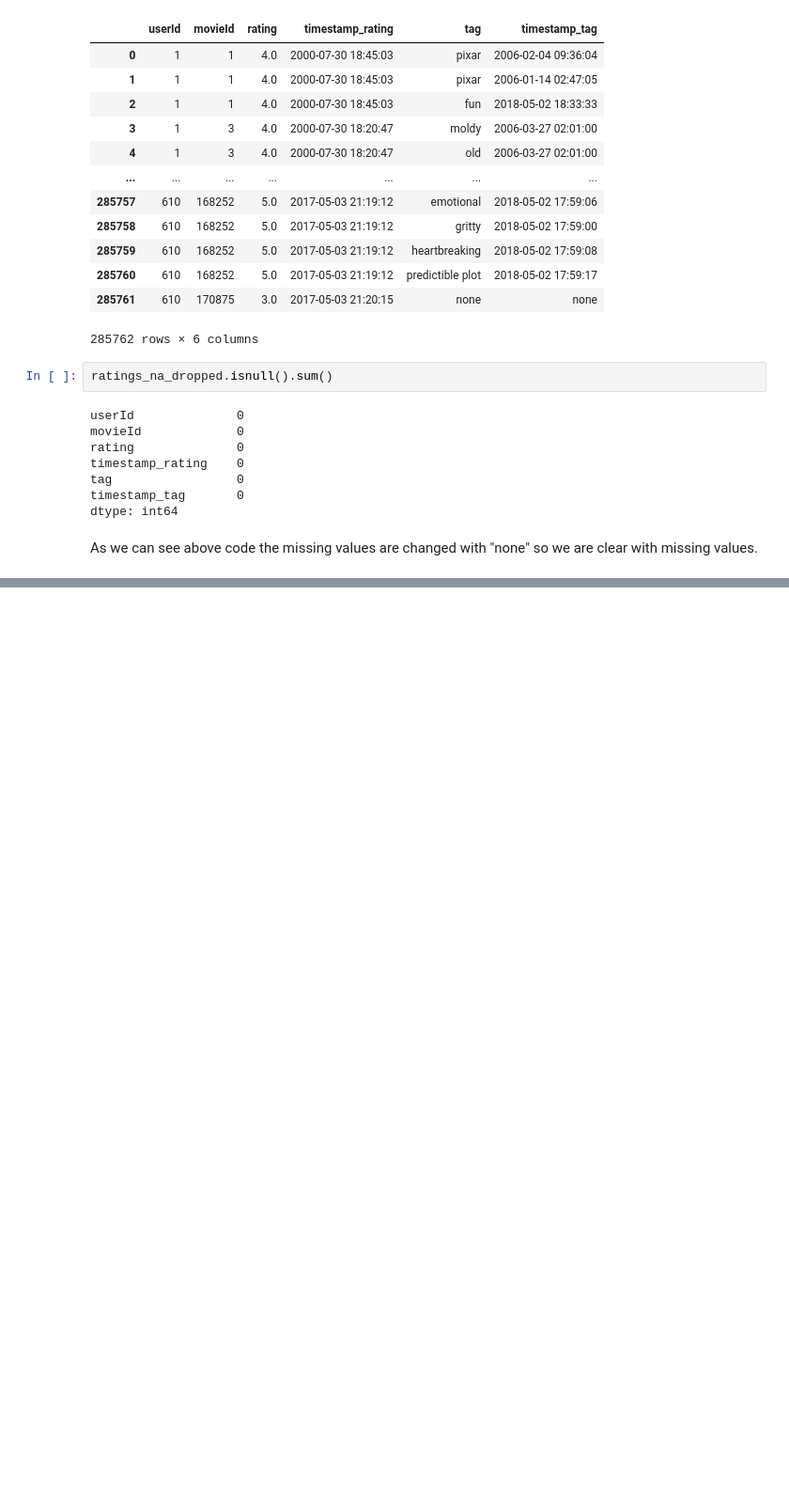
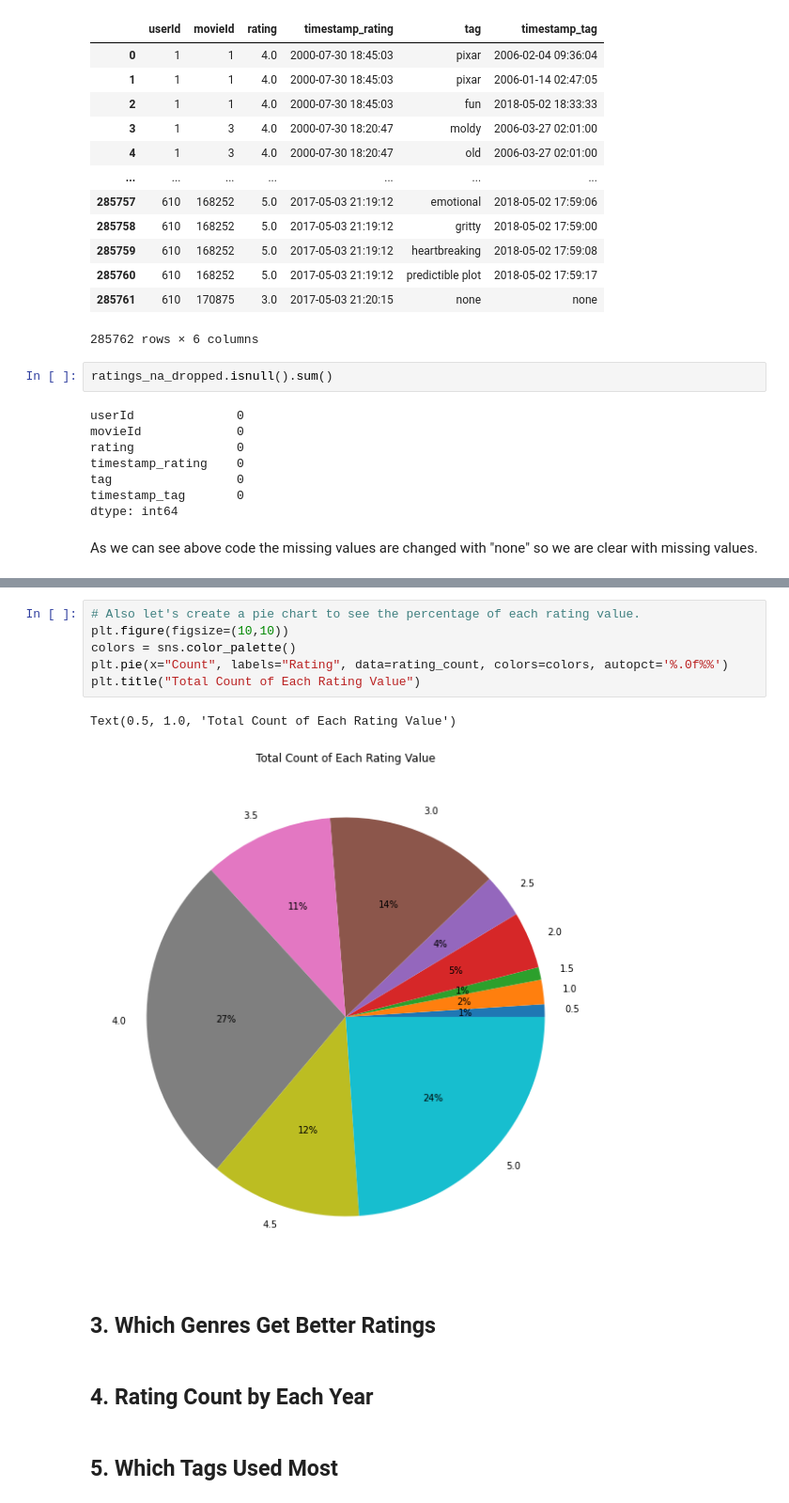
Before and after one commit to ekarbeyaz/movie-rankings-data-manipulation, a Jupyter notebook: Script - Movies.ipynb, the cells around one changed output, grey strips where cells are left out. Shown at 94% size. Cells and saved outputs as stored; diff of their text form; blank space fills up the shorter version.

```diff
--- a/Script - Movies.ipynb
+++ b/Script - Movies.ipynb
@@ -348,0 +437,15 @@ As we can see above code the missing values are changed with "none" so we are cl
+# %%
+# Also let's create a pie chart to see the percentage of each rating value.
+plt.figure(figsize=(10,10))
+colors = sns.color_palette()
+plt.pie(x="Count", labels="Rating", data=rating_count, colors=colors, autopct='%.0f%%')
+plt.title("Total Count of Each Rating Value")
+# %% [output]
+Text(0.5, 1.0, 'Total Count of Each Rating Value')
+[figure, added]
+# %% [markdown]
+## 3. Which Genres Get Better Ratings
+# %% [markdown]
+## 4. Rating Count by Each Year
+# %% [markdown]
+## 5. Which Tags Used Most
```
Also changed, not shown: parts of 10 cells of this notebook.
